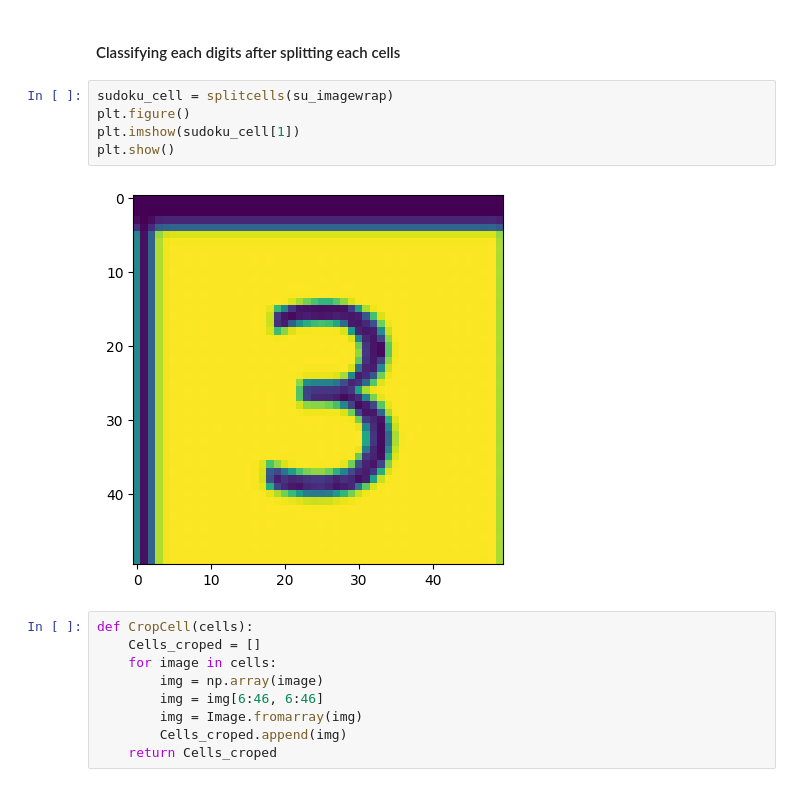
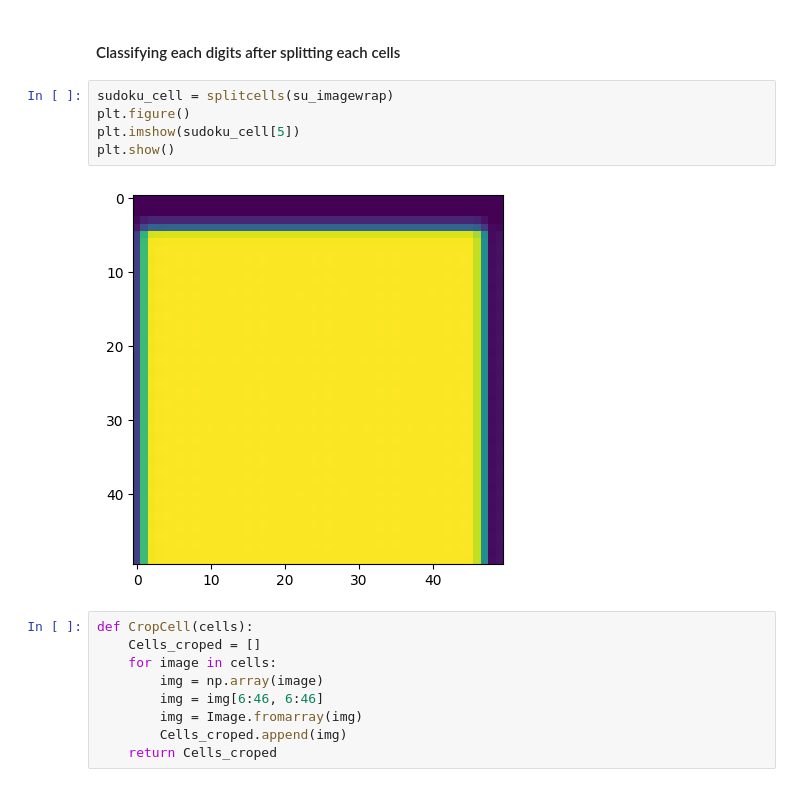
Before and after one commit to Isa1asN/sudoku_solver, a Jupyter notebook: backend/model/train.ipynb, the cells around one changed output. Cells and saved outputs as stored; diff of their text form.

```diff
--- a/backend/model/train.ipynb
+++ b/backend/model/train.ipynb
@@ -259,10 +277,10 @@ plt.show()
 # %%
 sudoku_cell = splitcells(su_imagewrap)
 plt.figure()
-plt.imshow(sudoku_cell[1])
+plt.imshow(sudoku_cell[5])
 plt.show()
 # %% [output]
-[figure, old version]
+[figure, new version]
 # %%
 def CropCell(cells):
     Cells_croped = []
```
Also changed, not shown: parts of 11 cells of this notebook, 1 other file.
